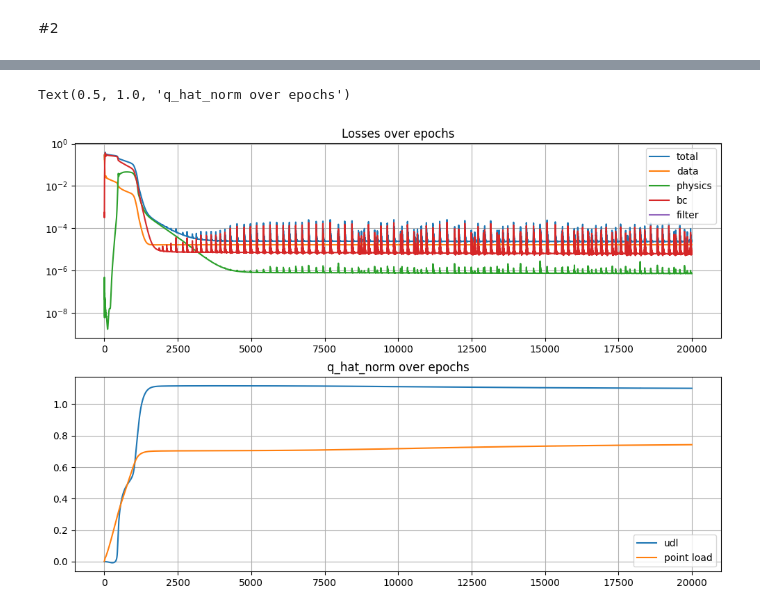
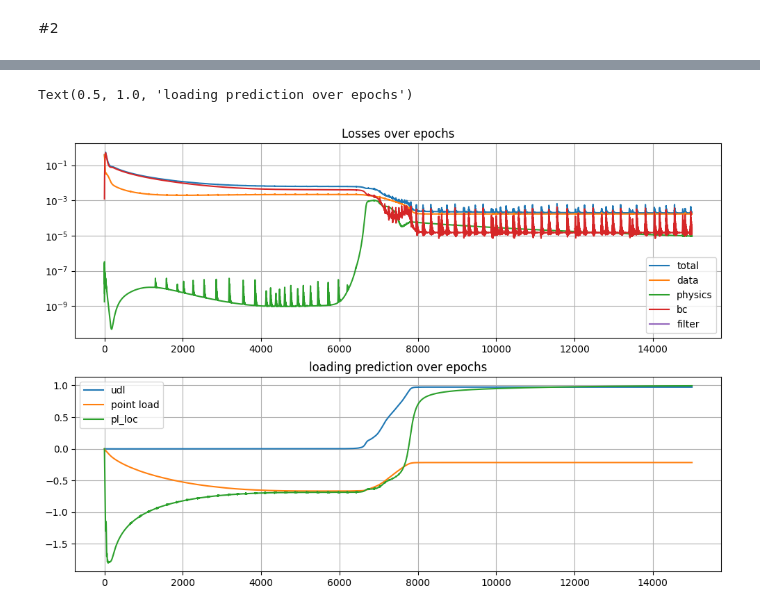
Before and after one commit to ShiyuanDengg/2D-Wall, a Jupyter notebook: 1D/1D Hybird point load prediction.ipynb, the cells around one changed output, grey strips where cells are left out. Cells and saved outputs as stored; diff of their text form; code cells hidden in the pictures.

Commit message:
new mechanism of scaling sigmoid filter

```diff
--- a/1D/1D Hybird point load prediction.ipynb
+++ b/1D/1D Hybird point load prediction.ipynb
@@ -147,11 +172,21 @@ w_spikes = tf.Variable(0.1, dtype=tf.float32)
 
 w_all = tf.Variable(1.0, dtype=tf.float32)
 # %%
-def get_w_pred(x_sensors_tf):
+def get_w_pred(x_sensors_tf):   #summing both network output(smooth) and analytically integrated deflection
     x_sensors_phys = x_sensors_tf * L
-    w_pred_integrate = w_pl_smooth_tf(x_sensors_phys, q_pl_norm * P, a) / w_max
+    w_pred_integrate = w_point_load(x_sensors_phys, q_pl_norm * P, pl_loc * L, constants_pl, smooth = True) / w_max
     w_pred_smooth = model(x_sensors_tf)
     return w_pred_integrate + w_pred_smooth
+
+def get_bc_loss():
+    w0, dw0, d2w0, d3w0, _ = compute_derivatives_bc(tf.convert_to_tensor([[0.0], [1.0]], dtype=tf.float32))
+    if Case == 'Cantilever':
+        bc_loss = tf.reduce_mean(w0[0]**2 + dw0[0]**2 + d2w0[1]**2 + d3w0[1]**2)
+    elif Case == 'SS':
+        bc_loss = tf.reduce_mean(tf.square(w0) + tf.square(d2w0))
+    elif Case == 'Clamped':
+        bc_loss = tf.reduce_mean(tf.square(w0) + tf.square(dw0))
+    return bc_loss
 # %%
 @tf.function
 def train_step():
@@ -160,14 +195,13 @@ def train_step():
         w_pred = get_w_pred(x_sensors_tf)
         data_loss = tf.reduce_mean(tf.square(w_pred - w_sensors_tf))
 
-        w0, dw0, *_ = compute_derivatives_bc(tf.convert_to_tensor([0.0], dtype=tf.float32))
-        *_, dwl2, dwl3, _ = compute_derivatives_bc(tf.convert_to_tensor([1.0], dtype=tf.float32))
-        bc_loss = tf.reduce_mean(w0**2 + dw0**2 + dwl2**2 + dwl3**2)
+        bc_loss = get_bc_loss()
 
         *_, d4w_norm = compute_derivatives(x_sensors_tf)
         q_hat_tf = tf.ones_like(d4w_norm) * q_hat_norm
         physics_residual = d4w_norm * (EI * w_max / (L**4 * Q)) - q_hat_tf
         physics_loss = tf.reduce_mean(tf.square(physics_residual))
+
 
         w_data.assign(1.0)
         w_bc.assign(0.1)
@@ -177,7 +211,10 @@ def train_step():
 
     variables = model.trainable_variables + [q_hat_norm, q_pl_norm]
     grads = tape.gradient(differentiable_loss, variables)
+    grads_loc = tape.gradient(differentiable_loss, [pl_loc])
+
     optimizer.apply_gradients(zip(grads, variables))
+    optimizer_loc.apply_gradients(zip(grads_loc, [pl_loc]))
 
     total_loss = sum([data_loss, bc_loss, physics_loss])
     return total_loss, data_loss, bc_loss, physics_loss
@@ -190,8 +227,8 @@ N_SMTH = 50000
 N_INTERM = 20000
 N_INTEGRATE = 40000
 
-N_TOTAL = 20000
-history = {"loss": [], "data": [], "phys": [], "bc": [], "filter": [], "q_hat_norm": [], "q_pl_norm":[]}
+N_TOTAL = 15000
+history = {"loss": [], "data": [], "phys": [], "bc": [], "filter": [], "q_hat_norm": [], "q_pl_norm":[], "pl_loc": []}
 history_weights = {"w_data": [], "w_phys": [], "w_bc": [], "w_filter": [], "w_spikes": []}
 # %%
 for epoch in range(N_TOTAL):
@@ -200,11 +237,12 @@ for epoch in range(N_TOTAL):
     filter_l = tf.constant(0.0, dtype=tf.float32)
 
     if epoch % 1000 == 0:
-        print(f"Epoch {epoch:5d} | Total: {loss.numpy().item():.6f} | "f"Data: {data_l.numpy().item():.6f} | Phys: {phys_l.numpy().item():.6f} | BC: {bc_l.numpy().item():.6f}| udl q: {q_hat_norm.numpy()}| pl q: {q_pl_norm.numpy()}")
+        print(f"Epoch {epoch:5d} | "f"Data: {data_l.numpy().item():.6f} | Phys: {phys_l.numpy().item():.6f} | BC: {bc_l.numpy().item():.6f}| udl q: {q_hat_norm.numpy()}| pl q: {q_pl_norm.numpy()}| pl loc: {pl_loc.numpy()}")
     history["loss"].append(loss.numpy().item())
     history["data"].append(data_l.numpy().item())
     history["phys"].append(phys_l.numpy().item())
     history["bc"].append(bc_l.numpy().item())
     history["q_hat_norm"].append(q_hat_norm.numpy().item())
     history["q_pl_norm"].append(q_pl_norm.numpy().item())
+    history["pl_loc"].append(pl_loc.numpy().item())
 # %% [output]
@@ -314,26 +347,27 @@ R² score (PINN Model): 0.99994
 # %%
 plt.figure(figsize=(12, 8))
 
 plt.subplot(211)
 plt.plot(history['loss'], label = 'total')
 plt.plot(history['data'], label = 'data')
 plt.plot(history['phys'], label = 'physics')
 plt.plot(history['bc'], label = 'bc')
 plt.plot(history['filter'], label = 'filter')
 plt.legend()
 plt.grid(True)
 plt.title("Losses over epochs")
 plt.yscale('log')
 
 plt.subplot(212)
 plt.plot(history['q_hat_norm'], label = 'udl')
 plt.plot(history['q_pl_norm'], label = 'point load')
+plt.plot(history['pl_loc'], label = 'pl_loc')
 plt.legend()
 plt.grid(True)
-plt.title("q_hat_norm over epochs")
+plt.title("loading prediction over epochs")
 # %% [output]
-Text(0.5, 1.0, 'q_hat_norm over epochs')
+Text(0.5, 1.0, 'loading prediction over epochs')
-[figure, old version]
+[figure, new version]
 # %%
 plt.plot(history_weights['w_phys'], label = 'w_physics')
 plt.plot(history_weights['w_data'], label = 'w_data')
```
Also changed, not shown: parts of 9 cells of this notebook, 2 other files.
